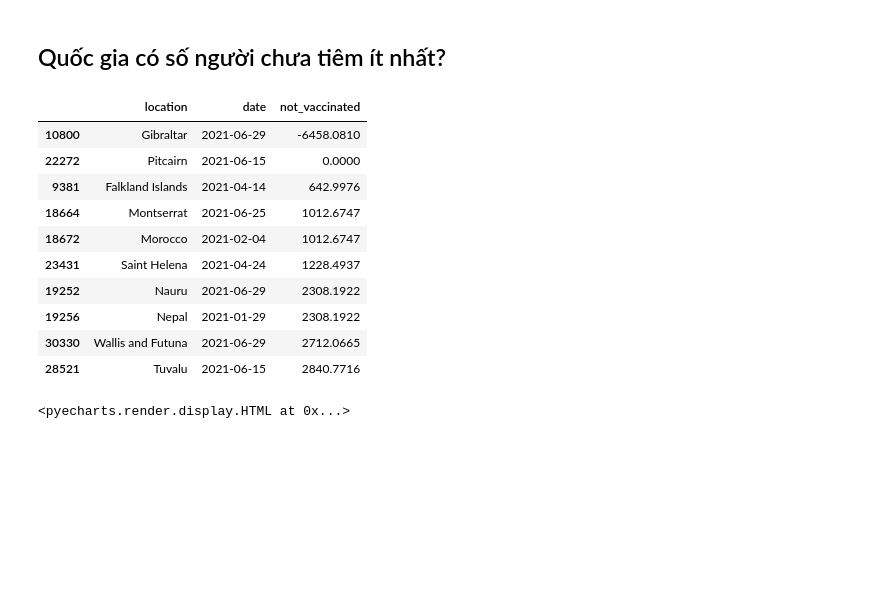
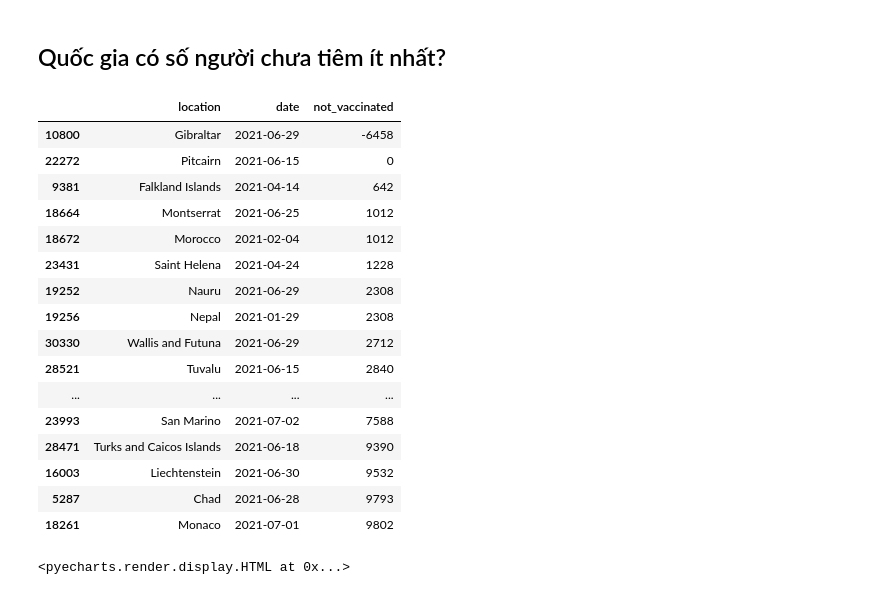
Before and after one commit to FinalProject-P4DS/FinalProject-P4DS, a Jupyter notebook: Final_Project-P4DS.ipynb, the cells around one changed output. Cells and saved outputs as stored; diff of their text form; code cells hidden in the pictures; blank space fills up the shorter version.

```diff
--- a/Final_Project-P4DS.ipynb
+++ b/Final_Project-P4DS.ipynb
@@ -405,23 +424,31 @@ Quốc gia tiêm nhiều trong tháng cho thấy quy trình tiêm chủng hiện
 # %%
 national_vaccinated_2021 = national_vacc[national_vacc['date'].dt.year == 2021]
 
 national_vaccinations = national_vaccinated_2021.sort_values('people_vaccinated_per_hundred').drop_duplicates('location', keep='last')
 
 not_vaccinated_per_hundred = national_vaccinations[['location', 'date']]
 not_vaccinated_per_hundred.insert(2, "not_vaccinated", (1 - (national_vaccinations['people_vaccinated_per_hundred'] / 100)) * national_vaccinations['people_vaccinated'])
 
-top_10_vaccinated = not_vaccinated_per_hundred.sort_values('not_vaccinated').head(10)
-top_10_vaccinated
+top_20_vaccinated = not_vaccinated_per_hundred.sort_values('not_vaccinated').head(20)
+top_20_vaccinated["not_vaccinated"] = top_20_vaccinated["not_vaccinated"].astype('int')
+
+top_20_vaccinated
 # %% [output]
 |  | location | date | not_vaccinated |
-| 10800 | Gibraltar | 2021-06-29 | -6458.0810 |
-| 22272 | Pitcairn | 2021-06-15 | 0.0000 |
-| 9381 | Falkland Islands | 2021-04-14 | 642.9976 |
-| 18664 | Montserrat | 2021-06-25 | 1012.6747 |
-| 18672 | Morocco | 2021-02-04 | 1012.6747 |
-| 23431 | Saint Helena | 2021-04-24 | 1228.4937 |
-| 19252 | Nauru | 2021-06-29 | 2308.1922 |
-| 19256 | Nepal | 2021-01-29 | 2308.1922 |
-| 30330 | Wallis and Futuna | 2021-06-29 | 2712.0665 |
-| 28521 | Tuvalu | 2021-06-15 | 2840.7716 |
+| 10800 | Gibraltar | 2021-06-29 | -6458 |
+| 22272 | Pitcairn | 2021-06-15 | 0 |
+| 9381 | Falkland Islands | 2021-04-14 | 642 |
+| 18664 | Montserrat | 2021-06-25 | 1012 |
+| 18672 | Morocco | 2021-02-04 | 1012 |
+| 23431 | Saint Helena | 2021-04-24 | 1228 |
+| 19252 | Nauru | 2021-06-29 | 2308 |
+| 19256 | Nepal | 2021-01-29 | 2308 |
+| 30330 | Wallis and Futuna | 2021-06-29 | 2712 |
+| 28521 | Tuvalu | 2021-06-15 | 2840 |
+| ... | ... | ... | ... |
+| 23993 | San Marino | 2021-07-02 | 7588 |
+| 28471 | Turks and Caicos Islands | 2021-06-18 | 9390 |
+| 16003 | Liechtenstein | 2021-06-30 | 9532 |
+| 5287 | Chad | 2021-06-28 | 9793 |
+| 18261 | Monaco | 2021-07-01 | 9802 |
 # %%
```
Also changed, not shown: parts of 8 cells of this notebook.
